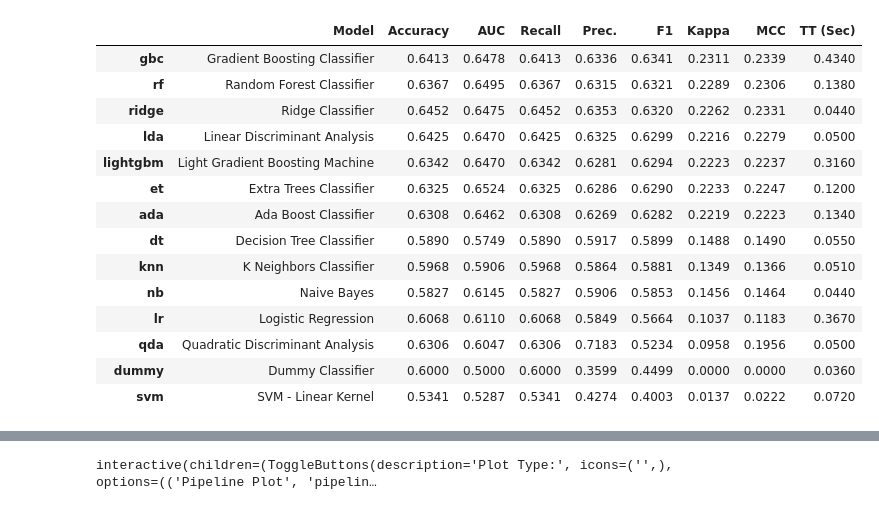
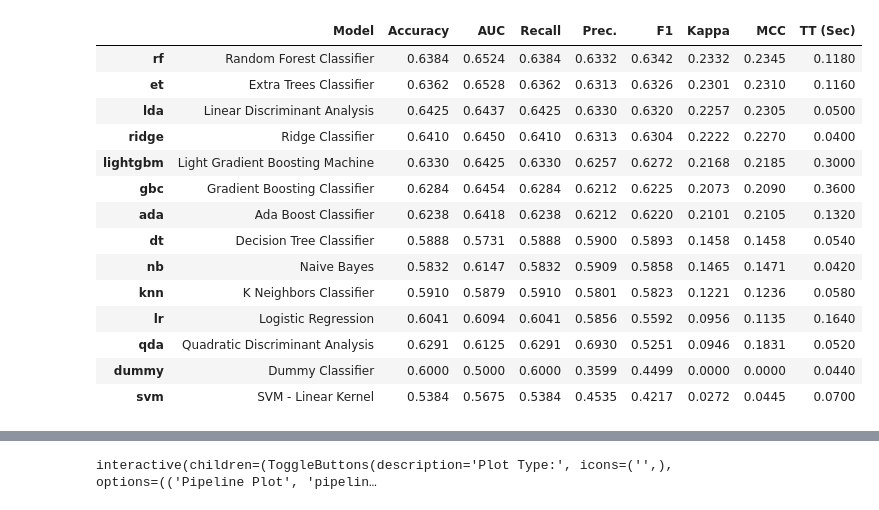
Before and after one commit to Hwan9915/LG-Aimers-5th, a Jupyter notebook: phase-2/automl-19.ipynb, the cells around one changed output, grey strips where cells are left out. Saved outputs shown, nothing was run; the diff lists cells and outputs as text; code cells hidden in the pictures.

```diff
--- a/phase-2/automl-19.ipynb
+++ b/phase-2/automl-19.ipynb
@@ -53,22 +35,22 @@ setup_clf = setup(data=train_data, target="target", train_size=0.7, session_id=3
 # %%
-model = compare_models(sort='F1', fold=10, n_select=2)
+model = compare_models(sort='F1', fold=5, n_select=5)
 # %% [output]
 [interactive output not drawn]
 |  | Model | Accuracy | AUC | Recall | Prec. | F1 | Kappa | MCC | TT (Sec) |
-| gbc | Gradient Boosting Classifier | 0.6413 | 0.6478 | 0.6413 | 0.6336 | 0.6341 | 0.2311 | 0.2339 | 0.4340 |
-| rf | Random Forest Classifier | 0.6367 | 0.6495 | 0.6367 | 0.6315 | 0.6321 | 0.2289 | 0.2306 | 0.1380 |
-| ridge | Ridge Classifier | 0.6452 | 0.6475 | 0.6452 | 0.6353 | 0.6320 | 0.2262 | 0.2331 | 0.0440 |
-| lda | Linear Discriminant Analysis | 0.6425 | 0.6470 | 0.6425 | 0.6325 | 0.6299 | 0.2216 | 0.2279 | 0.0500 |
-| lightgbm | Light Gradient Boosting Machine | 0.6342 | 0.6470 | 0.6342 | 0.6281 | 0.6294 | 0.2223 | 0.2237 | 0.3160 |
-| et | Extra Trees Classifier | 0.6325 | 0.6524 | 0.6325 | 0.6286 | 0.6290 | 0.2233 | 0.2247 | 0.1200 |
-| ada | Ada Boost Classifier | 0.6308 | 0.6462 | 0.6308 | 0.6269 | 0.6282 | 0.2219 | 0.2223 | 0.1340 |
-| dt | Decision Tree Classifier | 0.5890 | 0.5749 | 0.5890 | 0.5917 | 0.5899 | 0.1488 | 0.1490 | 0.0550 |
-| knn | K Neighbors Classifier | 0.5968 | 0.5906 | 0.5968 | 0.5864 | 0.5881 | 0.1349 | 0.1366 | 0.0510 |
-| nb | Naive Bayes | 0.5827 | 0.6145 | 0.5827 | 0.5906 | 0.5853 | 0.1456 | 0.1464 | 0.0440 |
-| lr | Logistic Regression | 0.6068 | 0.6110 | 0.6068 | 0.5849 | 0.5664 | 0.1037 | 0.1183 | 0.3670 |
-| qda | Quadratic Discriminant Analysis | 0.6306 | 0.6047 | 0.6306 | 0.7183 | 0.5234 | 0.0958 | 0.1956 | 0.0500 |
-| dummy | Dummy Classifier | 0.6000 | 0.5000 | 0.6000 | 0.3599 | 0.4499 | 0.0000 | 0.0000 | 0.0360 |
-| svm | SVM - Linear Kernel | 0.5341 | 0.5287 | 0.5341 | 0.4274 | 0.4003 | 0.0137 | 0.0222 | 0.0720 |
+| rf | Random Forest Classifier | 0.6384 | 0.6524 | 0.6384 | 0.6332 | 0.6342 | 0.2332 | 0.2345 | 0.1180 |
+| et | Extra Trees Classifier | 0.6362 | 0.6528 | 0.6362 | 0.6313 | 0.6326 | 0.2301 | 0.2310 | 0.1160 |
+| lda | Linear Discriminant Analysis | 0.6425 | 0.6437 | 0.6425 | 0.6330 | 0.6320 | 0.2257 | 0.2305 | 0.0500 |
+| ridge | Ridge Classifier | 0.6410 | 0.6450 | 0.6410 | 0.6313 | 0.6304 | 0.2222 | 0.2270 | 0.0400 |
+| lightgbm | Light Gradient Boosting Machine | 0.6330 | 0.6425 | 0.6330 | 0.6257 | 0.6272 | 0.2168 | 0.2185 | 0.3000 |
+| gbc | Gradient Boosting Classifier | 0.6284 | 0.6454 | 0.6284 | 0.6212 | 0.6225 | 0.2073 | 0.2090 | 0.3600 |
+| ada | Ada Boost Classifier | 0.6238 | 0.6418 | 0.6238 | 0.6212 | 0.6220 | 0.2101 | 0.2105 | 0.1320 |
+| dt | Decision Tree Classifier | 0.5888 | 0.5731 | 0.5888 | 0.5900 | 0.5893 | 0.1458 | 0.1458 | 0.0540 |
+| nb | Naive Bayes | 0.5832 | 0.6147 | 0.5832 | 0.5909 | 0.5858 | 0.1465 | 0.1471 | 0.0420 |
+| knn | K Neighbors Classifier | 0.5910 | 0.5879 | 0.5910 | 0.5801 | 0.5823 | 0.1221 | 0.1236 | 0.0580 |
+| lr | Logistic Regression | 0.6041 | 0.6094 | 0.6041 | 0.5856 | 0.5592 | 0.0956 | 0.1135 | 0.1640 |
+| qda | Quadratic Discriminant Analysis | 0.6291 | 0.6125 | 0.6291 | 0.6930 | 0.5251 | 0.0946 | 0.1831 | 0.0520 |
+| dummy | Dummy Classifier | 0.6000 | 0.5000 | 0.6000 | 0.3599 | 0.4499 | 0.0000 | 0.0000 | 0.0440 |
+| svm | SVM - Linear Kernel | 0.5384 | 0.5675 | 0.5384 | 0.4535 | 0.4217 | 0.0272 | 0.0445 | 0.0700 |
 [interactive output not drawn]
 # %%
 tuned_model = [tune_model(i) for i in model]
```
Also changed, not shown: parts of 5 cells of this notebook, 2 other files.
